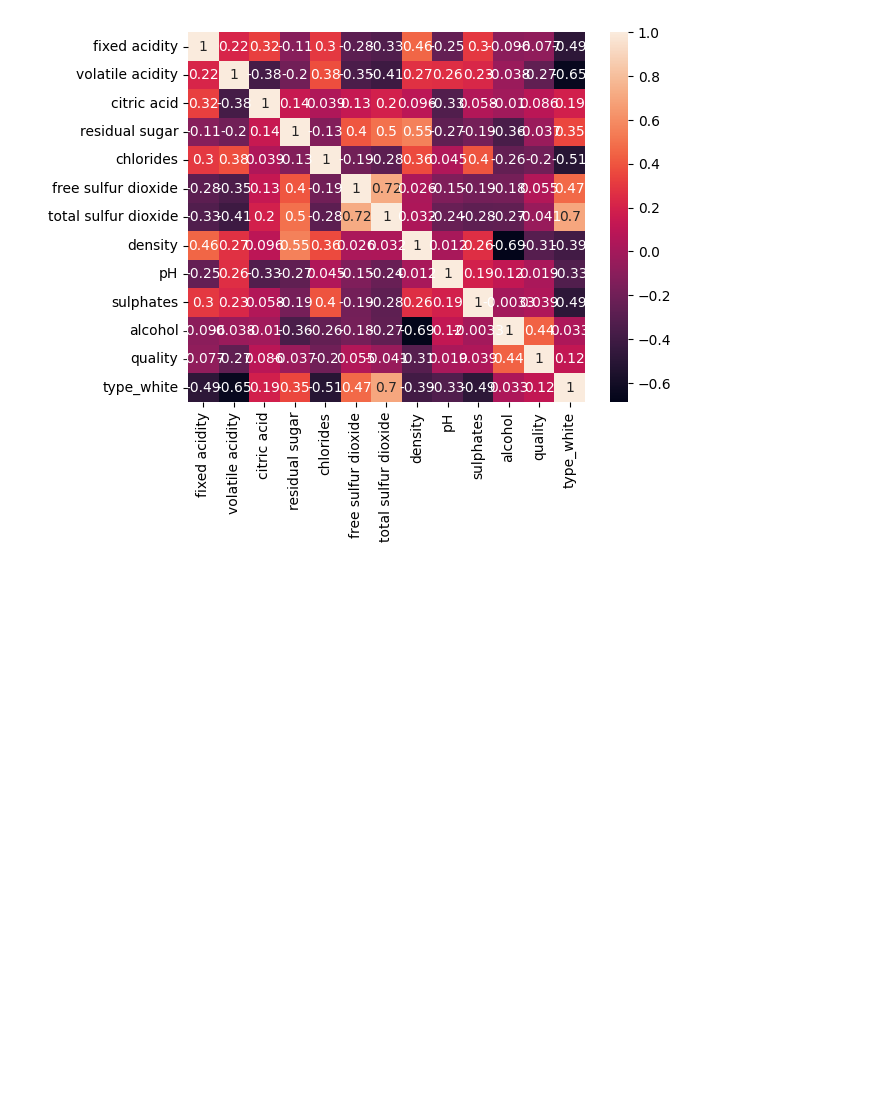
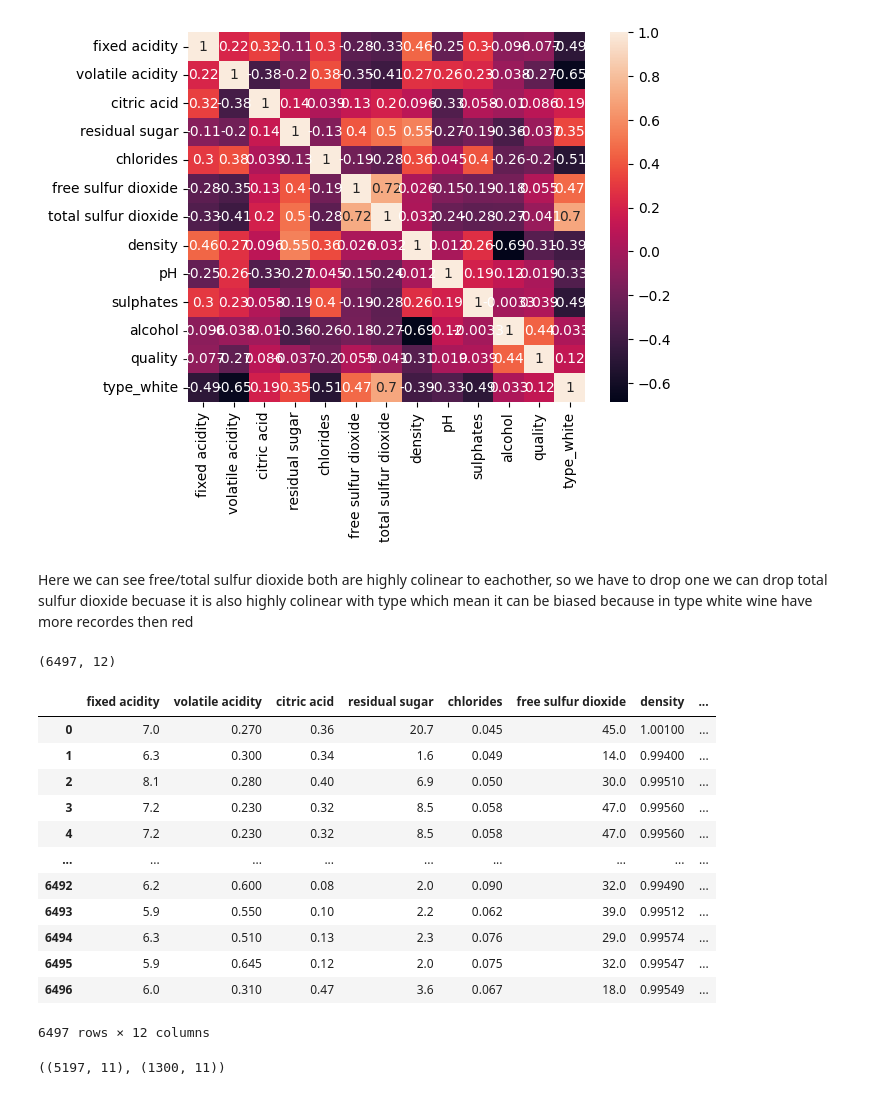
Before and after one commit to Mohitnayak-AI/Machine-Learning, a Jupyter notebook: notebook/eda.ipynb, the cells around one changed output. Cells and saved outputs as stored; diff of their text form; code cells hidden in the pictures; blank space fills up the shorter version.

```diff
--- a/notebook/eda.ipynb
+++ b/notebook/eda.ipynb
@@ -298,3 +312,29 @@ sns.heatmap(df.corr(),annot=True)
 # %% [output]
 <Axes: >
 [figure]
+# %% [markdown]
+Here we can see free/total sulfur dioxide both are highly colinear to eachother, so we have to drop one we can drop total sulfur dioxide becuase it is also highly colinear with type which mean it can be biased because in type white wine have more recordes then red
+# %%
+df = df.drop("total sulfur dioxide",axis=1)
+df.shape
+# %% [output]
+(6497, 12)
+# %%
+# let convert the problem of multi class to binary classification
+
+df['quality'] = [1 if x>5 else 0 for x in df.quality]
+df
+# %% [output]
+|  | fixed acidity | volatile acidity | citric acid | residual sugar | chlorides | free sulfur dioxide | density | ... |
+| 0 | 7.0 | 0.270 | 0.36 | 20.7 | 0.045 | 45.0 | 1.00100 | ... |
+| 1 | 6.3 | 0.300 | 0.34 | 1.6 | 0.049 | 14.0 | 0.99400 | ... |
+| 2 | 8.1 | 0.280 | 0.40 | 6.9 | 0.050 | 30.0 | 0.99510 | ... |
+| 3 | 7.2 | 0.230 | 0.32 | 8.5 | 0.058 | 47.0 | 0.99560 | ... |
+| 4 | 7.2 | 0.230 | 0.32 | 8.5 | 0.058 | 47.0 | 0.99560 | ... |
+| ... | ... | ... | ... | ... | ... | ... | ... | ... |
+| 6492 | 6.2 | 0.600 | 0.08 | 2.0 | 0.090 | 32.0 | 0.99490 | ... |
+| 6493 | 5.9 | 0.550 | 0.10 | 2.2 | 0.062 | 39.0 | 0.99512 | ... |
+| 6494 | 6.3 | 0.510 | 0.13 | 2.3 | 0.076 | 29.0 | 0.99574 | ... |
+| 6495 | 5.9 | 0.645 | 0.12 | 2.0 | 0.075 | 32.0 | 0.99547 | ... |
+| 6496 | 6.0 | 0.310 | 0.47 | 3.6 | 0.067 | 18.0 | 0.99549 | ... |
+6497 rows × 12 columns
@@ -300,0 +345,4 @@ sns.heatmap(df.corr(),annot=True)
+# %%
+xtrain.shape, xtest.shape
+# %% [output]
+((5197, 11), (1300, 11))
```
Also changed, not shown: parts of 7 cells of this notebook.
